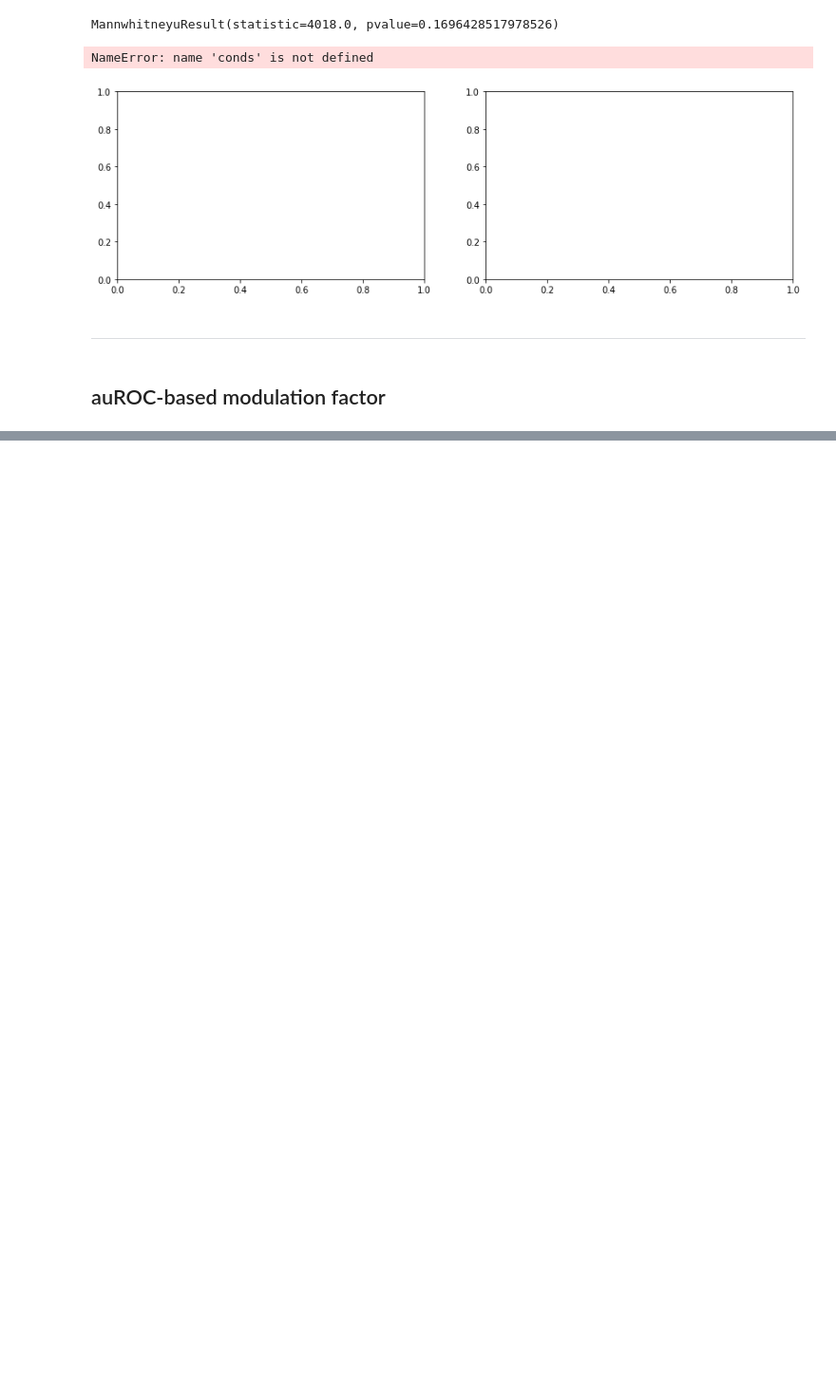
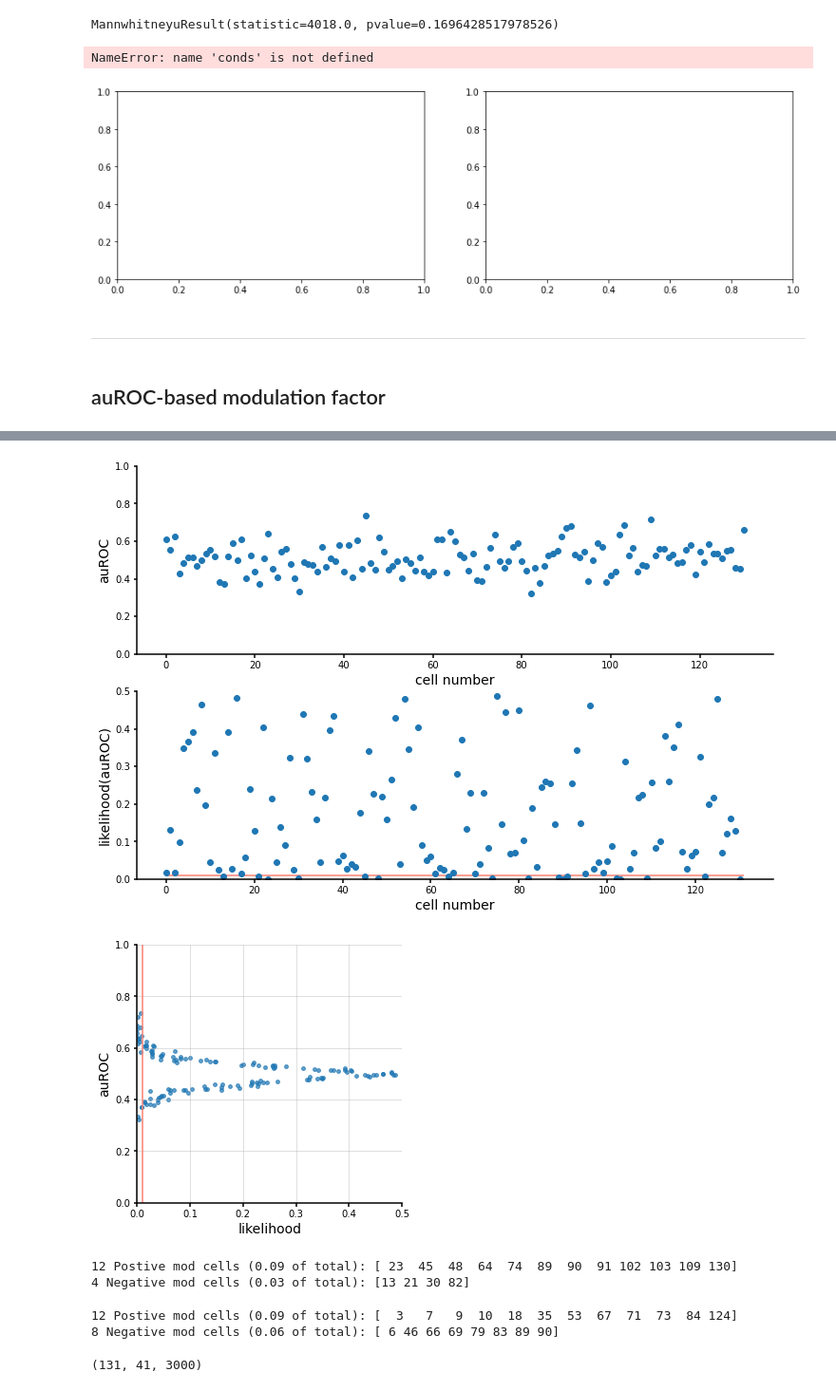
Before and after one commit to inscopix/astellas, a Jupyter notebook: astellas_modulation_sandbox.ipynb, the cells around one changed output, grey strips where cells are left out. Shown at 95% size. Cells and saved outputs as stored; diff of their text form; code cells hidden in the pictures; blank space fills up the shorter version.

```diff
--- a/astellas_modulation_sandbox.ipynb
+++ b/astellas_modulation_sandbox.ipynb
@@ -2024,0 +2226,2 @@ do_min_subtract = True
+# %%
+stat_dict = pickle.load(open('frame_aligned_data_baclofen_rocMod.pkl', 'rb'))
@@ -2025,3 +2343,5 @@ do_min_subtract = True
+# %%
+stat_dict = pickle.load(open('frame_aligned_data_baclofen_rocMod.pkl' , 'rb'))
 # %%
 for k in stat_dict.keys():
     print(k)
@@ -2166,0 +2373,6 @@ plt.show()
+# %%
+the_cond = 'FMR1CTRL'
+the_exp = 'linear_social_saline'
+the_subj = 'OM047'
+trace_mtx = stat_dict[the_cond][the_exp][the_subj]['trace_mtx']
+align_pnts = find_com_entries(stat_dict[the_cond][the_exp][the_subj]['COM'], (95,230))
@@ -2166,0 +2383,5 @@ plt.show()
+# %%
+# use precision-recall curve instead of ROC
+auroc_p = stat_dict[the_cond][the_exp][the_subj]['prc_p_95']
+auroc = stat_dict[the_cond][the_exp][the_subj]['prc_95']
+trace_mtx = stat_dict[the_cond][the_exp][the_subj]['raster_mtx']
@@ -2166,0 +2405,65 @@ plt.show()
+# %%
+f,ax = plt.subplots(2,1,figsize=(12,8))
+ax[0].plot(auroc,'o')
+ax[0].set_ylim(0,1)
+ax[0].set_ylabel('auROC', fontsize=14)
+ax[1].set_ylabel('auROC', fontsize=14)
+
+ax[1].plot(auroc_p,'o')
+ax[1].hlines(.01, xmin=0,xmax = len(auroc_p), color='salmon')
+ax[1].set_ylabel('likelihood(auROC)', fontsize=14)
+ax[1].set_ylim(0,.5)
+
+
+for a in ax:
+    twoaxis(a)
+    a.set_xlabel('cell number', fontsize=14)
+plt.show()
+
+f,ax = plt.subplots(1,1,figsize=(5,5))
+ax.scatter(auroc_p, auroc, s=15, alpha=.7)
+
+ax.set_xlabel('likelihood', fontsize=14)
+ax.set_ylabel('auROC', fontsize=14)
+ax.set_ylim(0,1)
+ax.set_xlim(0,.5)
+ax.grid('on', alpha=.5)
+ax.vlines(.01, ymin=0, ymax=1, color='salmon')
+twoaxis(ax)
+plt.show()
+# %% [output]
+[figure, added]
+[figure, added]
+# %%
+p_thresh = 0.01
+roc_thresh = .6
+
+# identify significant auROC > 0.6:
+roc_pos_cells = np.intersect1d(np.argwhere(np.asarray(auroc_p) <= p_thresh).flatten(), np.argwhere(np.asarray(auroc) >= roc_thresh).flatten())
+print('{} Postive mod cells ({} of total): {}'.format(len(roc_pos_cells), round(len(roc_pos_cells)/len(auroc),2), roc_pos_cells ))
+
+# identify significant auROC < 0.4:
+roc_neg_cells = np.intersect1d(np.argwhere(np.asarray(auroc_p) <= p_thresh).flatten(), np.argwhere(np.asarray(auroc) < 1-roc_thresh).flatten())
+print('{} Negative mod cells ({} of total): {}'.format(len(roc_neg_cells), round(len(roc_neg_cells)/len(auroc),2), roc_neg_cells ))
+# %% [output]
+12 Postive mod cells (0.09 of total): [ 23  45  48  64  74  89  90  91 102 103 109 130]
+4 Negative mod cells (0.03 of total): [13 21 30 82]
+# %%
+p_thresh = 0.01
+roc_thresh = .6
+
+# identify significant auROC > 0.6:
+roc_pos_cells = np.intersect1d(np.argwhere(np.asarray(auroc_p) <= p_thresh).flatten(), np.argwhere(np.asarray(auroc) >= roc_thresh).flatten())
+print('{} Postive mod cells ({} of total): {}'.format(len(roc_pos_cells), round(len(roc_pos_cells)/len(auroc),2), roc_pos_cells ))
+
+# identify significant auROC < 0.4:
+roc_neg_cells = np.intersect1d(np.argwhere(np.asarray(auroc_p) <= p_thresh).flatten(), np.argwhere(np.asarray(auroc) < 1-roc_thresh).flatten())
+print('{} Negative mod cells ({} of total): {}'.format(len(roc_neg_cells), round(len(roc_neg_cells)/len(auroc),2), roc_neg_cells ))
+# %% [output]
+12 Postive mod cells (0.09 of total): [  3   7   9  10  18  35  53  67  71  73  84 124]
+8 Negative mod cells (0.06 of total): [ 6 46 66 69 79 83 89 90]
+# %%
+aligned_traces = splice_and_align(trace_mtx, align_pnts[test_side]['entry frames'], win=(1000,2000))
+print(aligned_traces.shape)
+# %% [output]
+(131, 41, 3000)
```
Also changed, not shown: parts of 62 cells of this notebook.
